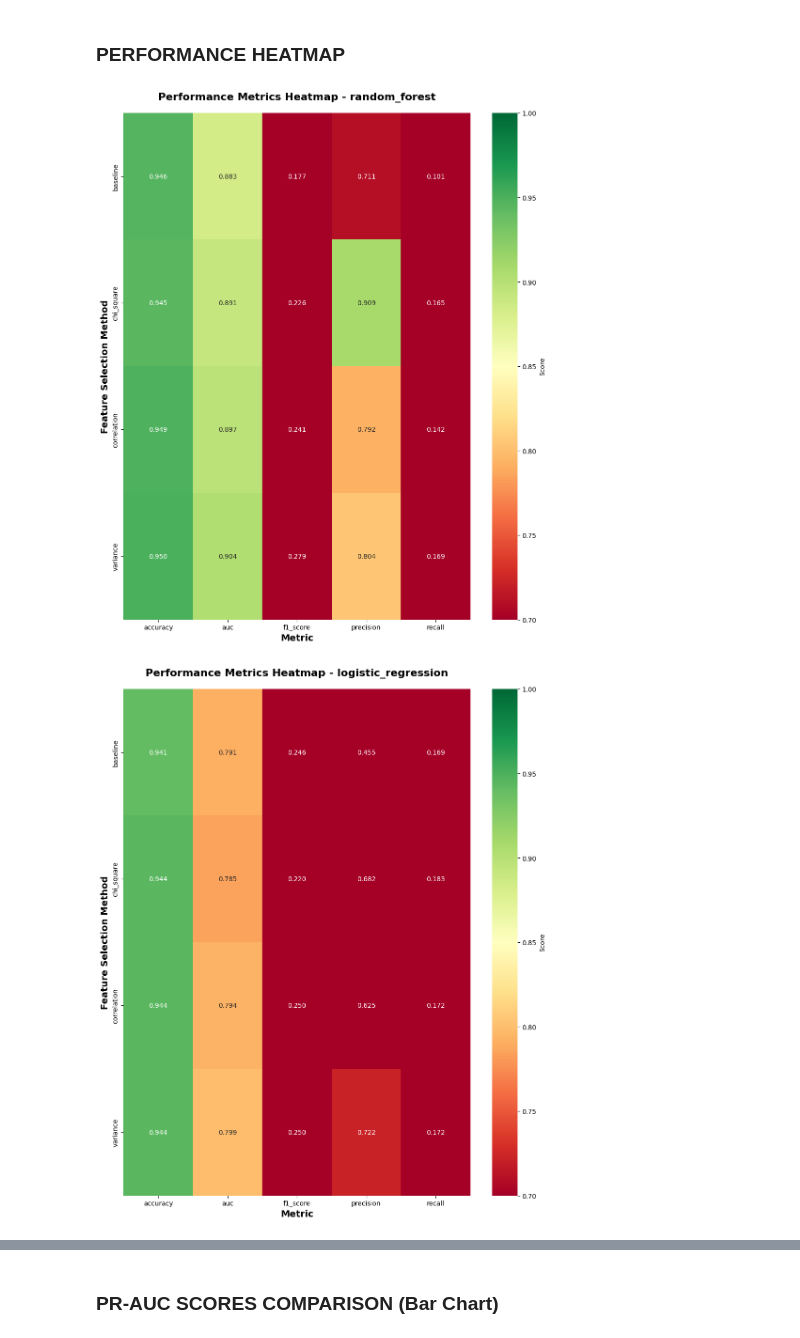
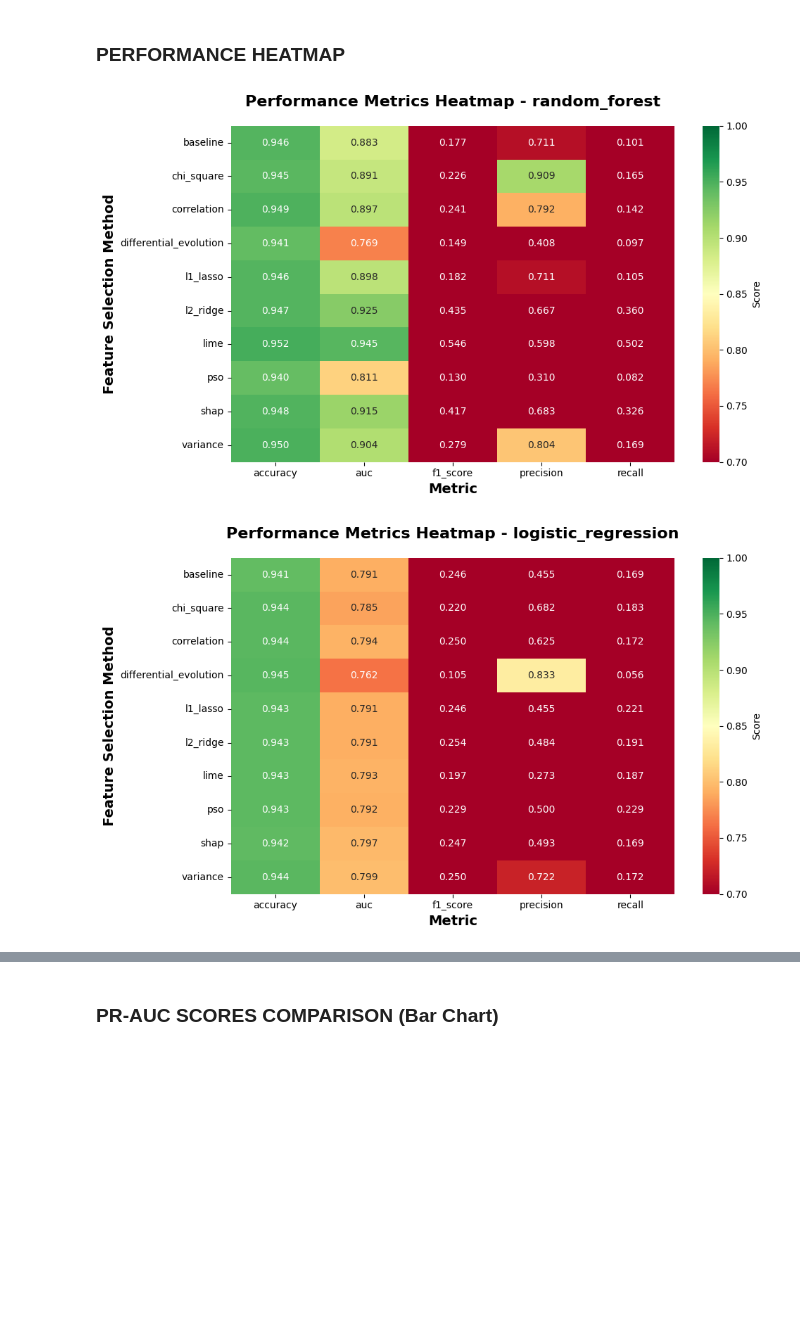
Before and after one commit to anitarazafi/feature-selection, a Jupyter notebook: notebooks/07_visualizations.ipynb, the cells around one changed output, grey strips where cells are left out. Saved outputs shown, nothing was run; the diff lists cells and outputs as text; code cells hidden in the pictures; blank space fills up the shorter version.

Commit message:
Visualizations.

```diff
--- a/notebooks/07_visualizations.ipynb
+++ b/notebooks/07_visualizations.ipynb
@@ -15,13 +15,13 @@ from sklearn.metrics import (
 # %% [markdown]
 ### LOAD ALL METRICS AND COMBINE
 # %%
-baseline = pd.read_csv(COMPARISONS_DIR / "tables" / "baseline_all.csv")
-traditional = pd.read_csv(COMPARISONS_DIR / "tables" / "traditional_fs_all.csv")
-#embedded = pd.read_csv(COMPARISONS_DIR / "tables" / "embedded_fs_all.csv")
-#xai = pd.read_csv(COMPARISONS_DIR / "tables" / "xai_fs_all.csv")
-#optimization = pd.read_csv(COMPARISONS_DIR / "tables" / "optimization_fs_all.csv")
+dataset = "ibtracs.last3years"
+baseline = pd.read_csv(RESULTS_DIR / dataset / "tables" / "baseline.csv")
+traditional = pd.read_csv(RESULTS_DIR / dataset / "tables" / "traditional_fs.csv")
+embedded = pd.read_csv(RESULTS_DIR / dataset / "tables" / "embedded_fs.csv")
+optimization = pd.read_csv(RESULTS_DIR / dataset / "tables" / "optimization_fs.csv")
+xai = pd.read_csv(RESULTS_DIR / dataset / "tables" / "xai_fs.csv")
 
-"""
 all_methods_combined = pd.concat([
     baseline,
     traditional,
@@ -29,24 +29,18 @@ all_methods_combined = pd.concat([
     xai,
     optimization
 ], ignore_index=True)
-"""
-
-all_methods_combined = pd.concat([
-    baseline,
-    traditional
-], ignore_index=True)
 
 # Save combined
-all_methods_combined.to_csv(COMPARISONS_DIR / "tables" / "all_methods_combined.csv", index=False)
+all_methods_combined.to_csv(RESULTS_DIR / dataset / "tables" / "all_methods_combined.csv", index=False)
+results_path = RESULTS_DIR / dataset / "tables" / "all_methods_combined.csv"
 # %% [markdown]
 ### PERFORMANCE HEATMAP
 # %%
-def plot_performance_heatmap(model_name, save_path=None):
+def plot_performance_heatmap(model_name, results_path, save_path=None):
     """
     Heatmap showing all metrics for all methods.
     """
     # Load results CSV
-    results_path = COMPARISONS_DIR / "tables" / "all_methods_combined.csv"
     results = pd.read_csv(results_path)
 
     # Filter to one model (e.g., Random Forest)
@@ -59,8 +53,11 @@ def plot_performance_heatmap(model_name, save_path=None):
         aggfunc='max'
     )
 
+    n_methods = len(pivot)
+    height = max(6, n_methods * 0.5)
+
     # Plot
-    plt.figure(figsize=(10, 12))
+    plt.figure(figsize=(10, height))
     sns.heatmap(pivot, annot=True, fmt='.3f', cmap='RdYlGn',
                vmin=0.7, vmax=1.0, cbar_kws={'label': 'Score'})
 
@@ -77,10 +74,10 @@ def plot_performance_heatmap(model_name, save_path=None):
 # %%
 models = ['random_forest', 'logistic_regression', 'xgboost']
 for model_name in models:
-    path_value = COMPARISONS_DIR / "plots" / f"performance_heatmap_{model_name}.png"
+    path_value = RESULTS_DIR / dataset / "plots" / f"performance_heatmap_{model_name}.png"
     save_path = Path(path_value)
     save_path.parent.mkdir(parents=True, exist_ok=True)
-    plot_performance_heatmap(model_name, save_path)
+    plot_performance_heatmap(model_name, results_path, save_path)
 # %% [output]
-[figure, old version]
+[figure, new version]
-[figure, old version]
+[figure, new version]
```
Also changed, not shown: parts of 16 cells of this notebook, 2 other files.
